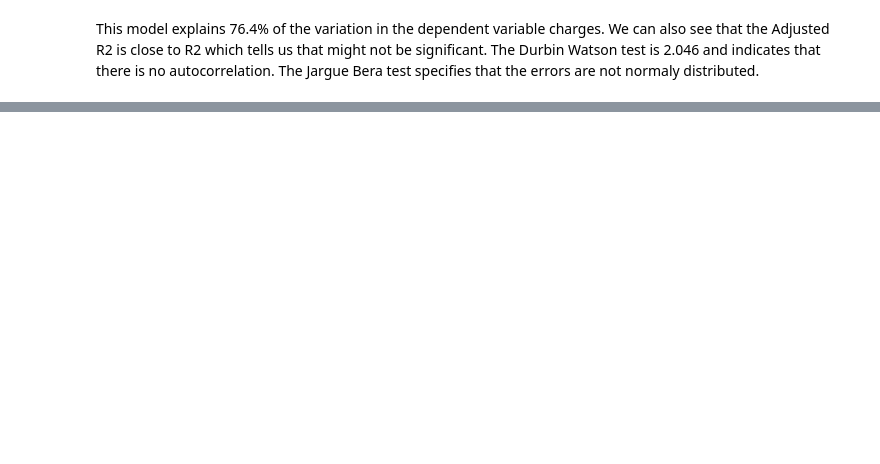
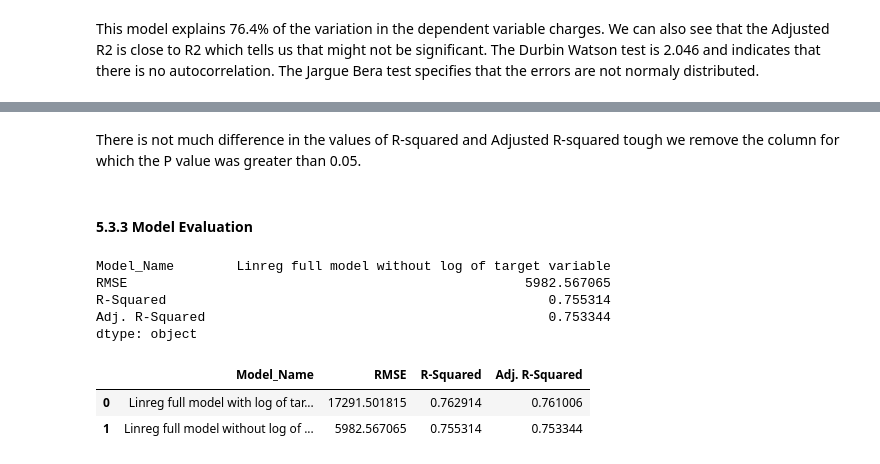
Before and after one commit to sawan13499/Health-Insurance-Case-Study, a Jupyter notebook: Health_Insurance_Case_Study_Practice.ipynb, the cells around one changed output, grey strips where cells are left out. Cells and saved outputs as stored; diff of their text form; code cells hidden in the pictures; blank space fills up the shorter version.

```diff
--- a/Health_Insurance_Case_Study_Practice.ipynb
+++ b/Health_Insurance_Case_Study_Practice.ipynb
@@ -574,0 +573,3 @@ This model explains 76.4% of the variation in the dependent variable charges. We
+# %%
+predicted_claim = linreg_full_model_with_log.predict(X_test)
+actual_claim = y_test['charges']
@@ -574,0 +629,4 @@ This model explains 76.4% of the variation in the dependent variable charges. We
+# %%
+linereg_full_model_without_log_charges = sm.OLS(y_train['charges'],X_train).fit()
+
+print(linereg_full_model_without_log_charges.summary())
@@ -574,0 +695,41 @@ This model explains 76.4% of the variation in the dependent variable charges. We
+# %% [markdown]
+There is not much difference in the values of R-squared and Adjusted R-squared tough we remove the column for which the P value was greater than 0.05.
+# %% [markdown]
+#### 5.3.3 Model Evaluation
+# %%
+predicted_claim = linereg_full_model_without_log_charges.predict(X_test)
+
+actual_claim = y_test['charges']
+# %%
+#Computing model accuracy
+linereg_full_model_without_log_charges_rmse = rmse(actual_claim,predicted_claim)
+
+linereg_full_model_without_log_charges_rsquared = linereg_full_model_without_log_charges.rsquared
+
+linereg_full_model_without_log_charges_adjusted_rsq = linereg_full_model_without_log_charges.rsquared_adj
+
+linreg_full_model_withoutlog_metrics = pd.Series({
+                     'Model_Name': "Linreg full model without log of target variable",
+                     'RMSE':linereg_full_model_without_log_charges_rmse,
+                     'R-Squared': linereg_full_model_without_log_charges_rsquared,
+                     'Adj. R-Squared': linereg_full_model_without_log_charges_adjusted_rsq
+                   })
+
+linreg_full_model_withoutlog_metrics
+# %% [output]
+Model_Name        Linreg full model without log of target variable
+RMSE                                                   5982.567065
+R-Squared                                                 0.755314
+Adj. R-Squared                                            0.753344
+dtype: object
+# %%
+frames = [linreg_full_model_with_log_metrics.to_frame().T, linreg_full_model_withoutlog_metrics.to_frame().T]
+
+score_card = pd.concat(frames, ignore_index=1)
+
+# print the result table
+score_card
+# %% [output]
+|  | Model_Name | RMSE | R-Squared | Adj. R-Squared |
+| 0 | Linreg full model with log of tar... | 17291.501815 | 0.762914 | 0.761006 |
+| 1 | Linreg full model without log of ... | 5982.567065 | 0.755314 | 0.753344 |
```
Also changed, not shown: parts of 33 cells of this notebook.
